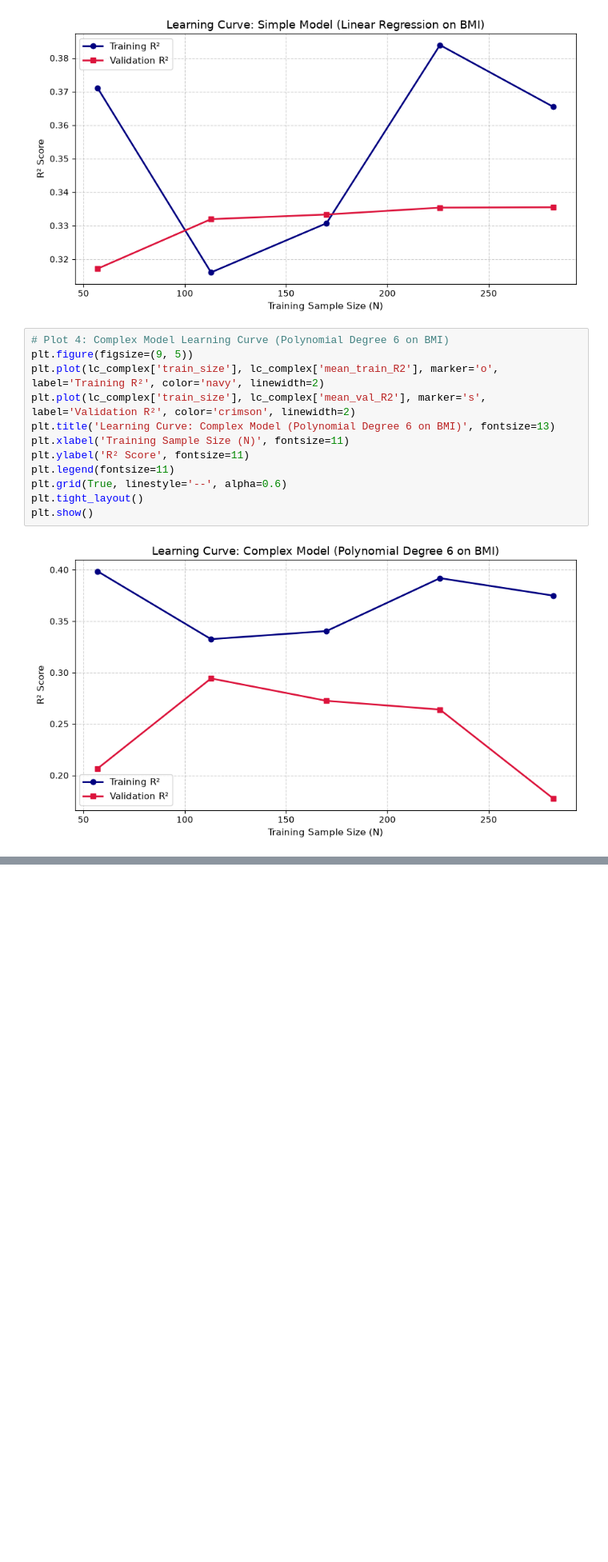
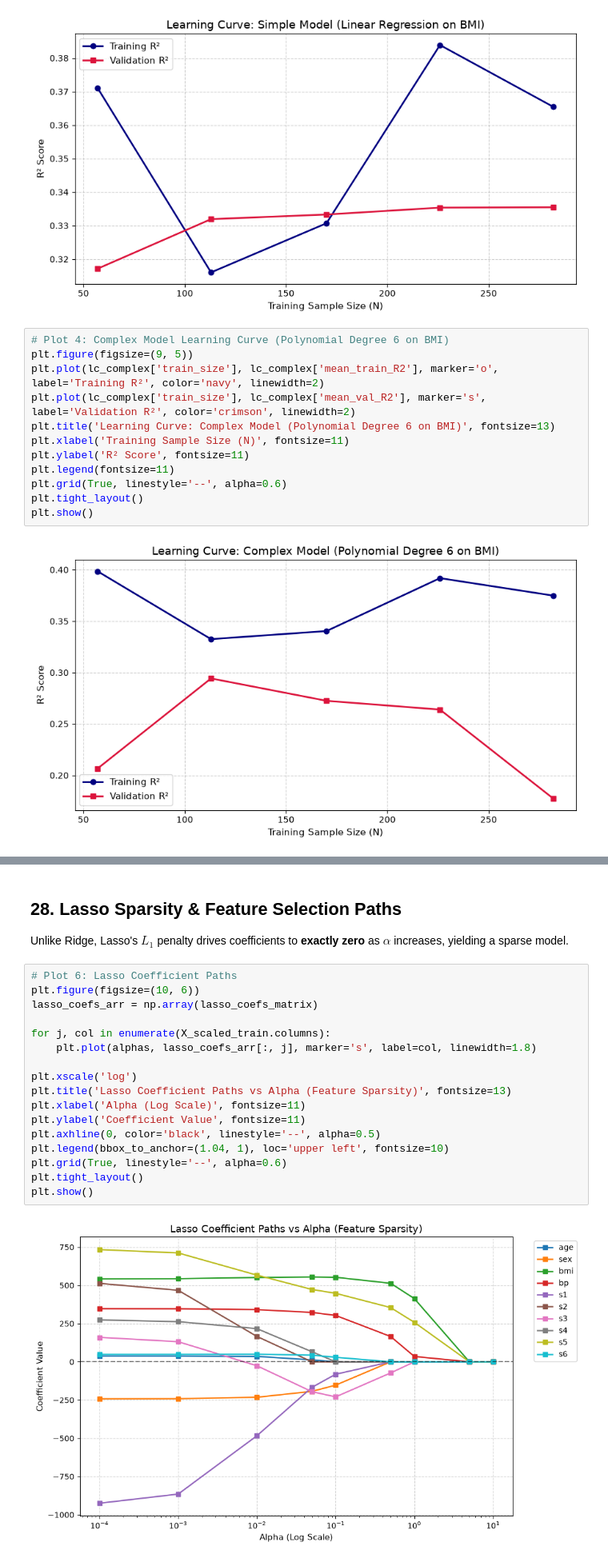
Before and after one commit to abed-dvp/diabetes-model-tuning, a Jupyter notebook: notebook.ipynb, the cells around one changed output, grey strips where cells are left out. Shown at 80% size. Drawn from its saved outputs; the diff is of its cells as text; blank space fills up the shorter version.

```diff
--- a/notebook.ipynb
+++ b/notebook.ipynb
@@ -976,0 +1221,23 @@ print("=== Step 2 Verification Complete: All Empirical Checks Passed ===")
+# %% [markdown]
+## 28. Lasso Sparsity & Feature Selection Paths
+
+Unlike Ridge, Lasso's $L_1$ penalty drives coefficients to **exactly zero** as $\alpha$ increases, yielding a sparse model.
+# %%
+# Plot 6: Lasso Coefficient Paths
+plt.figure(figsize=(10, 6))
+lasso_coefs_arr = np.array(lasso_coefs_matrix)
+
+for j, col in enumerate(X_scaled_train.columns):
+    plt.plot(alphas, lasso_coefs_arr[:, j], marker='s', label=col, linewidth=1.8)
+
+plt.xscale('log')
+plt.title('Lasso Coefficient Paths vs Alpha (Feature Sparsity)', fontsize=13)
+plt.xlabel('Alpha (Log Scale)', fontsize=11)
+plt.ylabel('Coefficient Value', fontsize=11)
+plt.axhline(0, color='black', linestyle='--', alpha=0.5)
+plt.legend(bbox_to_anchor=(1.04, 1), loc='upper left', fontsize=10)
+plt.grid(True, linestyle='--', alpha=0.6)
+plt.tight_layout()
+plt.show()
+# %% [output]
+[figure, added]
```
Also changed, not shown: parts of 31 cells of this notebook, 1 other file.
